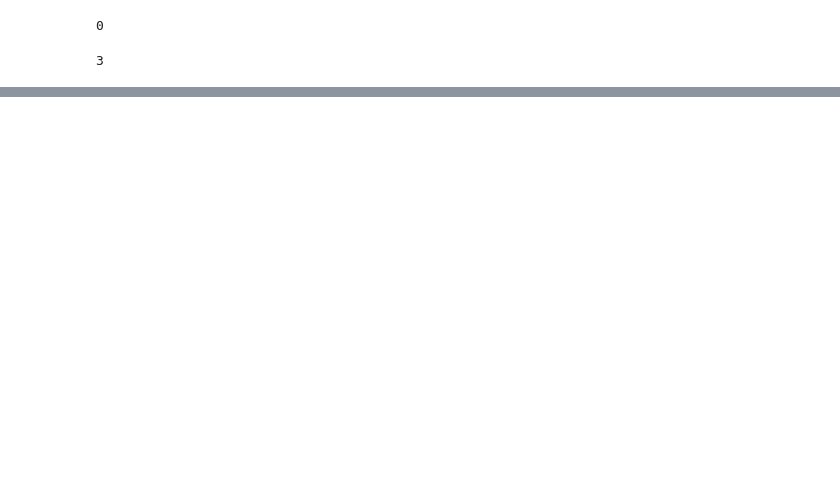
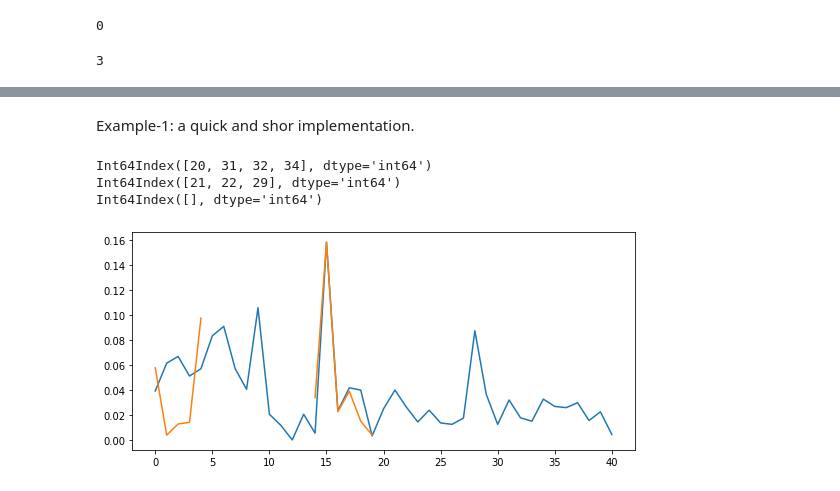
Before and after one commit to RedBatProject/Thesis---a-two-layer-power-network, a Jupyter notebook: intro_with_pandapower.ipynb, the cells around one changed output, grey strips where cells are left out. Cells and saved outputs as stored; diff of their text form; code cells hidden in the pictures; blank space fills up the shorter version.

```diff
--- a/intro_with_pandapower.ipynb
+++ b/intro_with_pandapower.ipynb
@@ -139,0 +223,27 @@ X[64]
+# %% [markdown]
+Example-1: a quick and shor implementation.
+# %%
+current = pd.DataFrame() # just some visualization
+h= [5] # this is list of nodes that we want to remove in first place
+# h = remove_edges
+Net = pn.case30(); # create a new network each time we run
+pp.rundcpp(net=Net); # run the current equation
+current['base'] = Net.res_line['i_ka'];
+pp.drop_buses(Net, h, drop_elements=True); # drop the nodes
+linka = []  # list o removed lines
+pp.rundcpp(net=Net); # run the current equation
+while len(pp.overloaded_lines(Net))!= 0:
+    for i in pp.overloaded_lines(Net):
+        linka.append(i)
+    print(pp.overloaded_lines(Net));
+    pp.drop_lines(Net, lines=pp.overloaded_lines(Net));
+    pp.rundcpp(net=Net);
+print(pp.overloaded_lines(Net));
+current['af_r_7'] = Net.res_line['i_ka'];
+current['base'].plot(figsize = (9,4));
+current['af_r_7'].plot(figsize = (9,4));
+# %% [output]
+Int64Index([20, 31, 32, 34], dtype='int64')
+Int64Index([21, 22, 29], dtype='int64')
+Int64Index([], dtype='int64')
+[figure, added]
```
Also changed, not shown: parts of 68 cells of this notebook.
